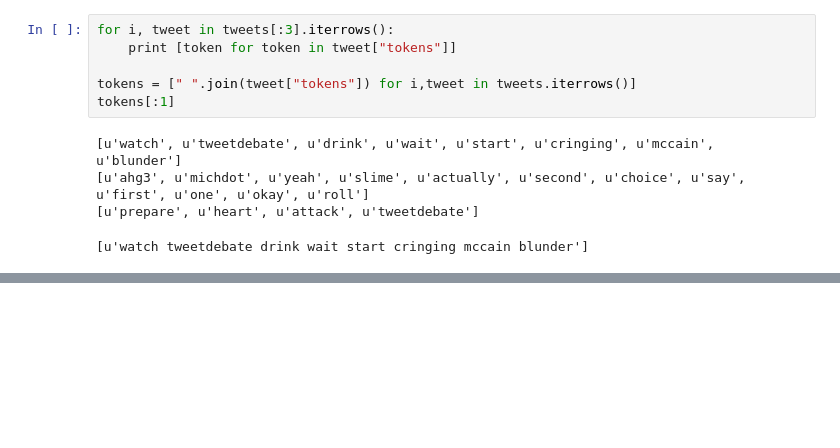
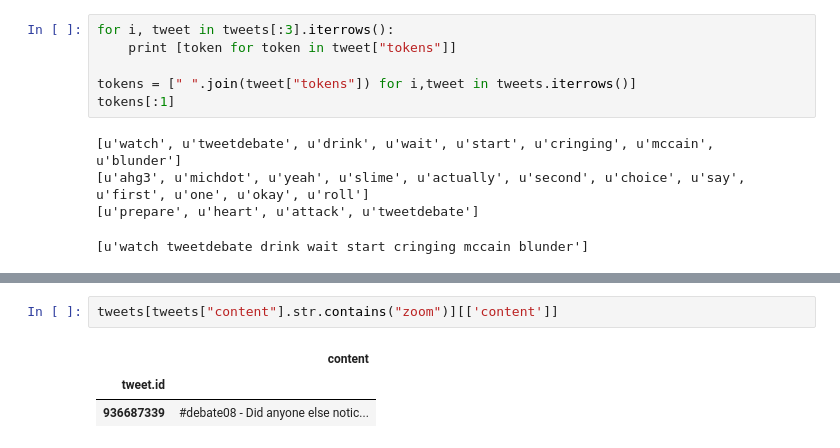
Before and after one commit to ralucacocioban/SentimentClassification, a Jupyter notebook: Sentiment.ipynb, the cells around one changed output, grey strips where cells are left out. Saved outputs shown, nothing was run; the diff lists cells and outputs as text; blank space fills up the shorter version.

```diff
--- a/Sentiment.ipynb
+++ b/Sentiment.ipynb
@@ -113,0 +129,6 @@ wf
+# %%
+tweets[tweets["content"].str.contains("zoom")][['content']]
+# %% [output]
+|  | content |
+| tweet.id |  |
+| 936687339 | #debate08 - Did anyone else notic... |
```
Also changed, not shown: parts of 3 cells of this notebook, 4 other files.
